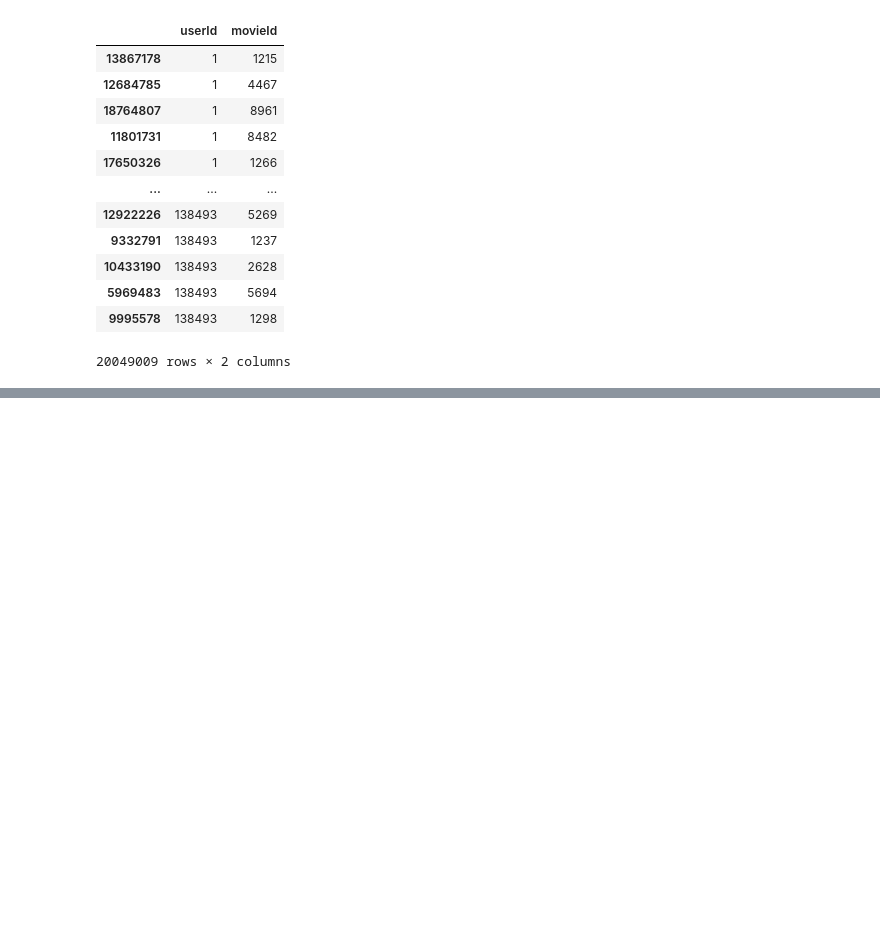
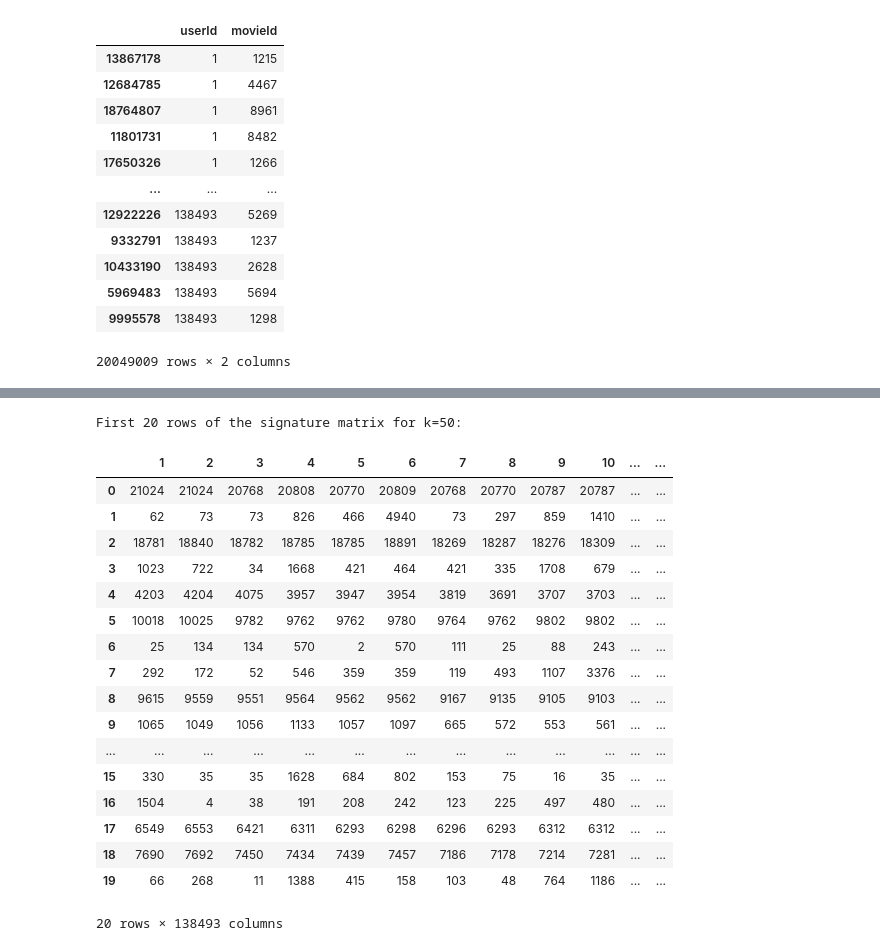
Before and after one commit to gmaurer08/ADM-HW4, a Jupyter notebook: main.ipynb, the cells around one changed output, grey strips where cells are left out. Cells and saved outputs as stored; diff of their text form; code cells hidden in the pictures; blank space fills up the shorter version.

```diff
--- a/main.ipynb
+++ b/main.ipynb
@@ -433,0 +720,23 @@ Time for minhash:  17.465389013290405
+# %%
+# Function that maps movie_ids their corresponding value in movie_ids_dict
+def movie_to_row(movie_id, movie_ids_dict):
+    '''
+    Function that maps movie IDs to their virtual row index in movie_ids_dict
+    Inputs:
+    - movie_id (int): movie ID
+    - movie_ids_dict (dict): dictionary that maps movie IDs to virtual row indeces
+    Output:
+    - int: row index of the associated movie ID
+    '''
+    try:
+        return movie_ids_dict[movie_id] # return this if the movie ID is in the dictionary
+    except:
+        print('Movie ID not in dictionary') # print this if the movie ID is not in the dictionary
+
+# Add a column to 'user_movies_df' of the row indeces associated with the movieIds
+# In other words, create a new column 'movie_row' which is the result of applying
+# movie_to_row to the 'movieId' column
+user_movie_df['movie_row'] = user_movie_df['movieId'].apply(lambda x: movie_to_row(x, movie_ids_dict))
+
+# Group by 'userId' and aggregate watched movie IDs into numpy arrays for each user
+user_movies_dict = user_movie_df.groupby('userId')['movie_row'].apply(np.array).to_dict()
@@ -433,0 +774,29 @@ Time for minhash:  17.465389013290405
+# %%
+# Calculate the signature matrix of the users with k=20 using the random_minhash function
+k = 50
+signature_matrix, hash_functions = random_minhash(user_ids, user_movies_dict, k)
+
+# Display first 20 rows of the signature matrix
+random_minhash_output = pd.DataFrame(signature_matrix, columns = user_ids)
+print('First 20 rows of the signature matrix for k=50:')
+display(random_minhash_output.iloc[:20]) # display random_minhash_output
+# %% [output]
+First 20 rows of the signature matrix for k=50:
+|  | 1 | 2 | 3 | 4 | 5 | 6 | 7 | 8 | 9 | 10 | ... | ... |
+| 0 | 21024 | 21024 | 20768 | 20808 | 20770 | 20809 | 20768 | 20770 | 20787 | 20787 | ... | ... |
+| 1 | 62 | 73 | 73 | 826 | 466 | 4940 | 73 | 297 | 859 | 1410 | ... | ... |
+| 2 | 18781 | 18840 | 18782 | 18785 | 18785 | 18891 | 18269 | 18287 | 18276 | 18309 | ... | ... |
+| 3 | 1023 | 722 | 34 | 1668 | 421 | 464 | 421 | 335 | 1708 | 679 | ... | ... |
+| 4 | 4203 | 4204 | 4075 | 3957 | 3947 | 3954 | 3819 | 3691 | 3707 | 3703 | ... | ... |
+| 5 | 10018 | 10025 | 9782 | 9762 | 9762 | 9780 | 9764 | 9762 | 9802 | 9802 | ... | ... |
+| 6 | 25 | 134 | 134 | 570 | 2 | 570 | 111 | 25 | 88 | 243 | ... | ... |
+| 7 | 292 | 172 | 52 | 546 | 359 | 359 | 119 | 493 | 1107 | 3376 | ... | ... |
+| 8 | 9615 | 9559 | 9551 | 9564 | 9562 | 9562 | 9167 | 9135 | 9105 | 9103 | ... | ... |
+| 9 | 1065 | 1049 | 1056 | 1133 | 1057 | 1097 | 665 | 572 | 553 | 561 | ... | ... |
+| ... | ... | ... | ... | ... | ... | ... | ... | ... | ... | ... | ... | ... |
+| 15 | 330 | 35 | 35 | 1628 | 684 | 802 | 153 | 75 | 16 | 35 | ... | ... |
+| 16 | 1504 | 4 | 38 | 191 | 208 | 242 | 123 | 225 | 497 | 480 | ... | ... |
+| 17 | 6549 | 6553 | 6421 | 6311 | 6293 | 6298 | 6296 | 6293 | 6312 | 6312 | ... | ... |
+| 18 | 7690 | 7692 | 7450 | 7434 | 7439 | 7457 | 7186 | 7178 | 7214 | 7281 | ... | ... |
+| 19 | 66 | 268 | 11 | 1388 | 415 | 158 | 103 | 48 | 764 | 1186 | ... | ... |
+20 rows × 138493 columns
```
Also changed, not shown: parts of 25 cells of this notebook, 1 other file.
